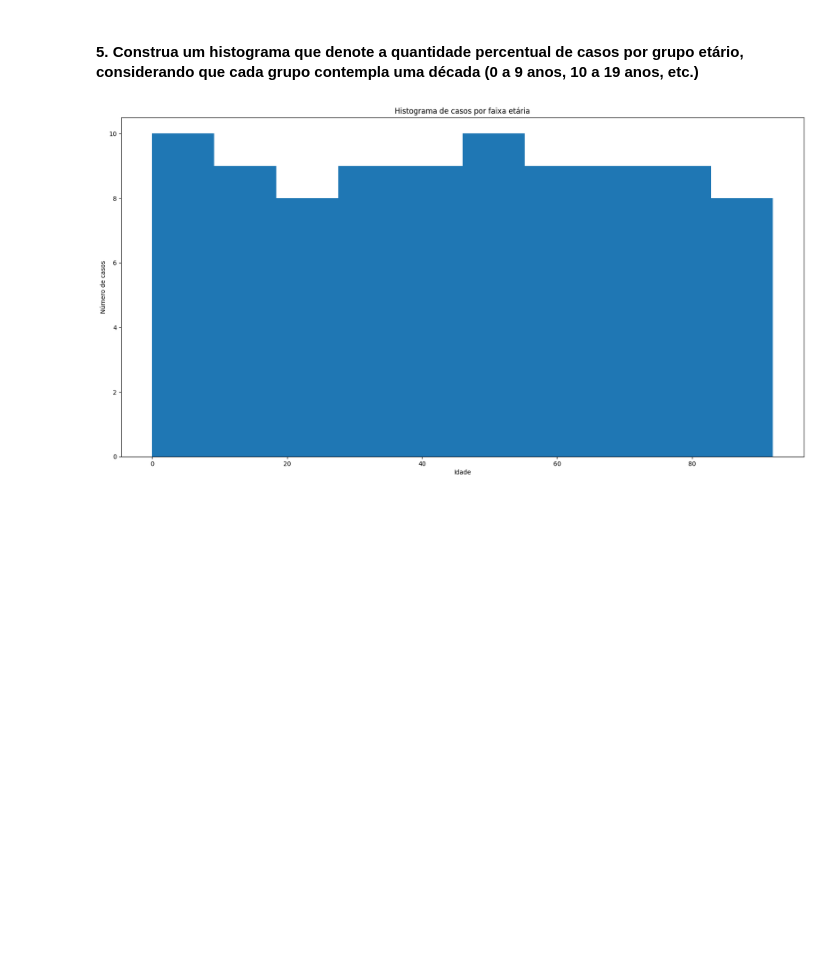
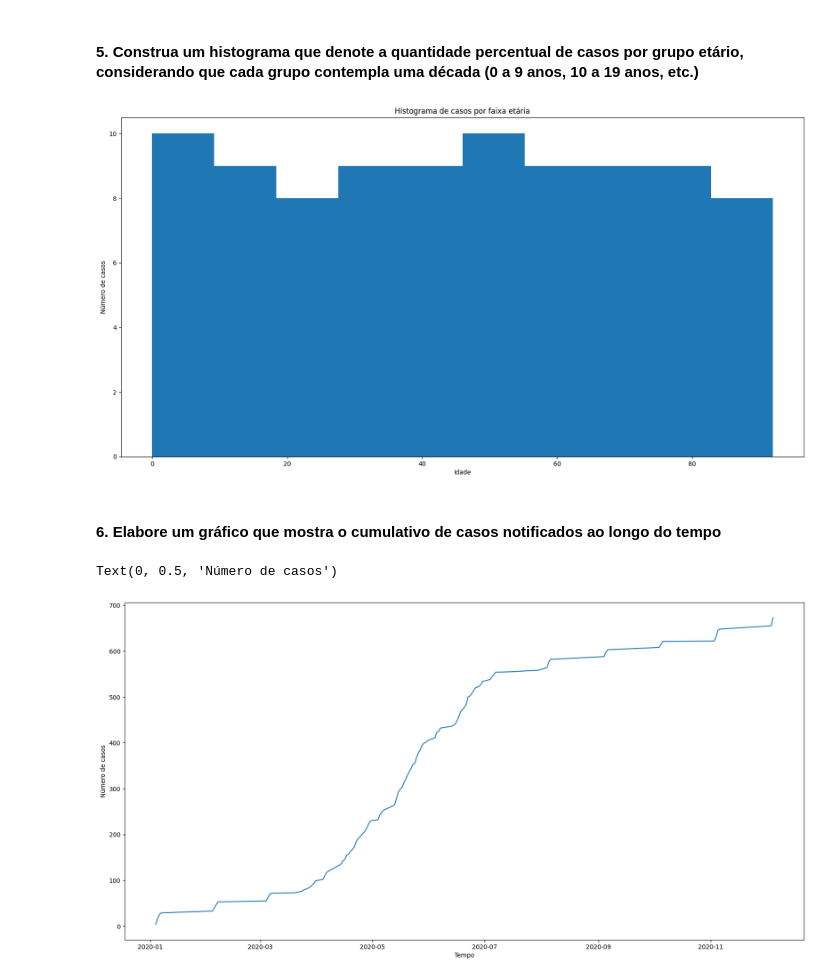
Before and after one commit to cetdo/redesneurais1, a Jupyter notebook: Analise.ipynb, the cells around one changed output. Drawn from its saved outputs; the diff is of its cells as text; code cells hidden in the pictures; blank space fills up the shorter version.

Commit message:
view: question 6 answer

```diff
--- a/Analise.ipynb
+++ b/Analise.ipynb
@@ -310,3 +313,24 @@ ax.set_title('Histograma de casos por faixa etária')
 plt.show()
 # %% [output]
 [figure]
+# %% [markdown]
+#### 6. Elabore um gráfico que mostra o cumulativo de casos notificados ao longo do tempo
+# %%
+# get timeline
+timeline = confirmed['_dt_notificacao'].value_counts()
+
+# sort timeline
+timeline = timeline.sort_index()
+
+# cumulative sum of timeline
+timeline = timeline.cumsum()
+
+#create view
+plt.rcdefaults()
+fig, ax = plt.subplots(figsize=(20,10))
+ax.plot(timeline.index, timeline.values)
+ax.set_xlabel('Tempo')
+ax.set_ylabel('Número de casos')
+# %% [output]
+Text(0, 0.5, 'Número de casos')
+[figure, added]
```
Also changed, not shown: parts of 7 cells of this notebook.
